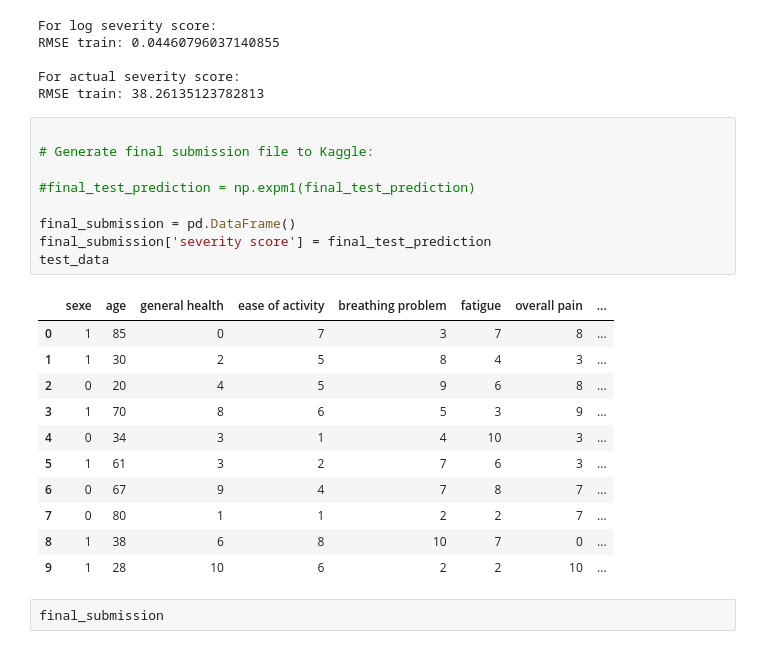
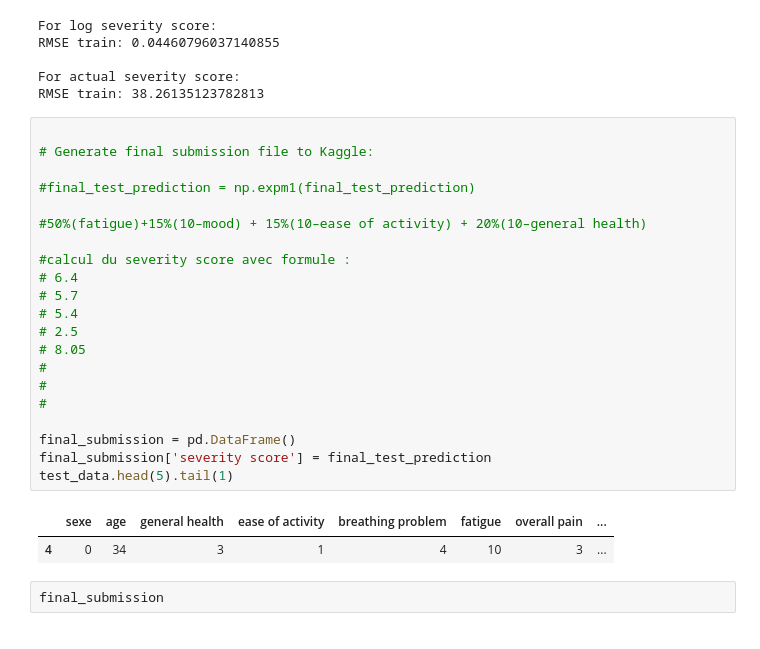
Before and after one commit to jules20022000/Notebook-Atreon, a Jupyter notebook: Notebook2.ipynb, the cells around one changed output. Drawn from its saved outputs; the diff is of its cells as text.

```diff
--- a/Notebook2.ipynb
+++ b/Notebook2.ipynb
@@ -410,24 +410,27 @@ RMSE train: 38.26135123782813
 # %%
 
 # Generate final submission file to Kaggle:
 
 #final_test_prediction = np.expm1(final_test_prediction)
 
+#50%(fatigue)+15%(10–mood) + 15%(10–ease of activity) + 20%(10–general health)
+
+#calcul du severity score avec formule :
+# 6.4
+# 5.7
+# 5.4
+# 2.5
+# 8.05
+#
+#
+#
+
 final_submission = pd.DataFrame()
 final_submission['severity score'] = final_test_prediction
-test_data
+test_data.head(5).tail(1)
 # %% [output]
 |  | sexe | age | general health | ease of activity | breathing problem | fatigue | overall pain | ... |
-| 0 | 1 | 85 | 0 | 7 | 3 | 7 | 8 | ... |
-| 1 | 1 | 30 | 2 | 5 | 8 | 4 | 3 | ... |
-| 2 | 0 | 20 | 4 | 5 | 9 | 6 | 8 | ... |
-| 3 | 1 | 70 | 8 | 6 | 5 | 3 | 9 | ... |
 | 4 | 0 | 34 | 3 | 1 | 4 | 10 | 3 | ... |
-| 5 | 1 | 61 | 3 | 2 | 7 | 6 | 3 | ... |
-| 6 | 0 | 67 | 9 | 4 | 7 | 8 | 7 | ... |
-| 7 | 0 | 80 | 1 | 1 | 2 | 2 | 7 | ... |
-| 8 | 1 | 38 | 6 | 8 | 10 | 7 | 0 | ... |
-| 9 | 1 | 28 | 10 | 6 | 2 | 2 | 10 | ... |
 # %%
 final_submission
 # %% [output]
```
